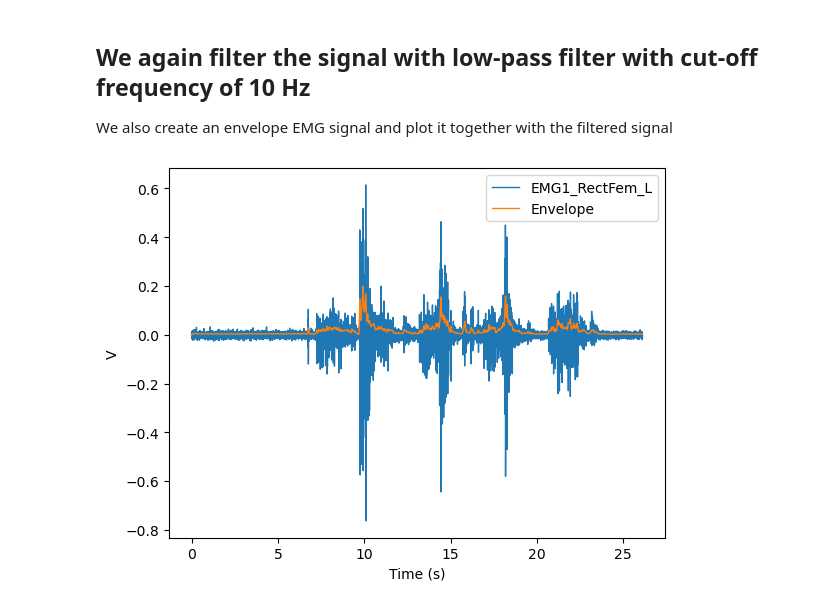
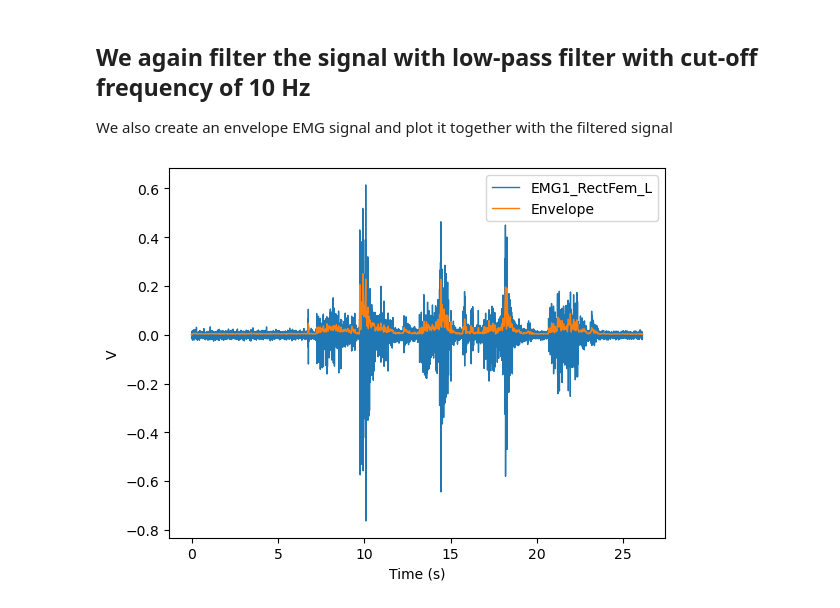
Before and after one commit to MuhammadUtoro/biomechanics, a Jupyter notebook: time_series_1.ipynb, the cells around one changed output. Drawn from its saved outputs; the diff is of its cells as text; code cells hidden in the pictures.

```diff
--- a/time_series_1.ipynb
+++ b/time_series_1.ipynb
@@ -101,6 +101,6 @@ Before we synchronise the data, we need to filter the EMG signal with the bandpa
 ktk.filters.butter(signal_input, btype='bandpass, cut_off freq=[])
 # %%
 # Filtering the EMG signal with band-pass filter with cut-off frequency of 10 Hz and 80 Hz
-rectusFemoris_L_filtered = ktk.filters.butter(rectusFemoris_L, btype="bandpass", fc=[20, 200])
+rectusFemoris_L_filtered = ktk.filters.butter(rectusFemoris_L, btype="bandpass", fc=[20, 250])
 rectusFemoris_L_filtered.plot()
 # %% [output]
@@ -118,9 +118,9 @@ rectusFemoris_L_filtered.plot()
 ## We again filter the signal with low-pass filter with cut-off frequency of 10 Hz
 We also create an envelope EMG signal and plot it together with the filtered signal
 # %%
-rectusFemoris_L_filtered = ktk.filters.butter(rectusFemoris_L_filtered, fc=10)
+rectusFemoris_L_filtered = ktk.filters.butter(rectusFemoris_L_filtered, fc=20)
 rectusFemoris_L_filtered = rectusFemoris_L_filtered.rename_data("EMG1_RectFem_L", "Envelope")
 rectusFemoris_L = rectusFemoris_L.merge(rectusFemoris_L_filtered)
 rectusFemoris_L.plot()
 # %% [output]
-[figure, old version]
+[figure, new version]
```
Also changed, not shown: parts of 2 cells of this notebook.
